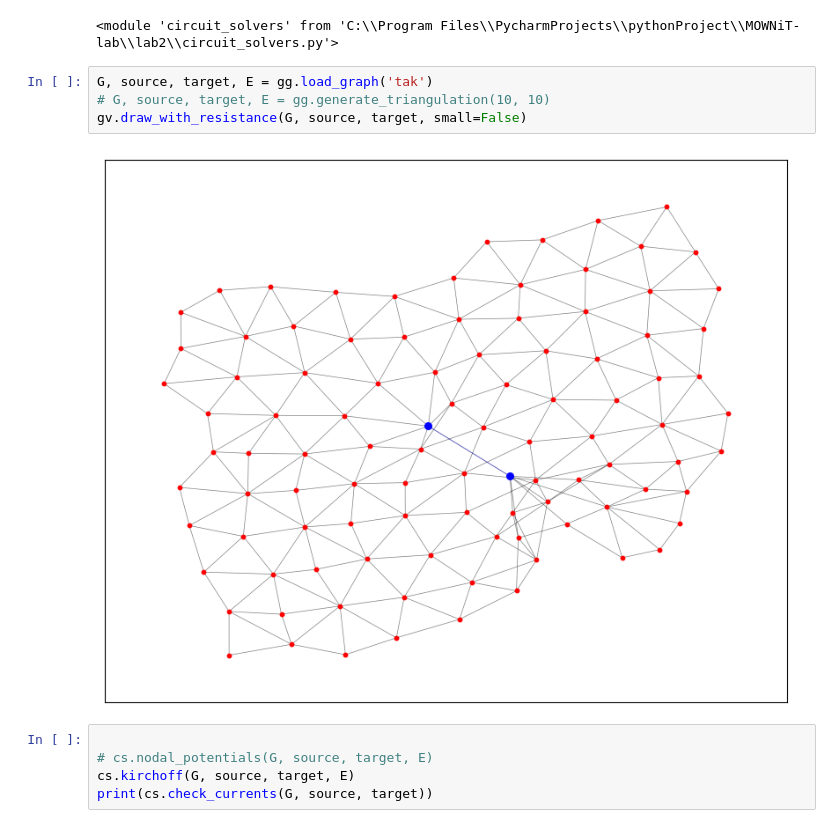
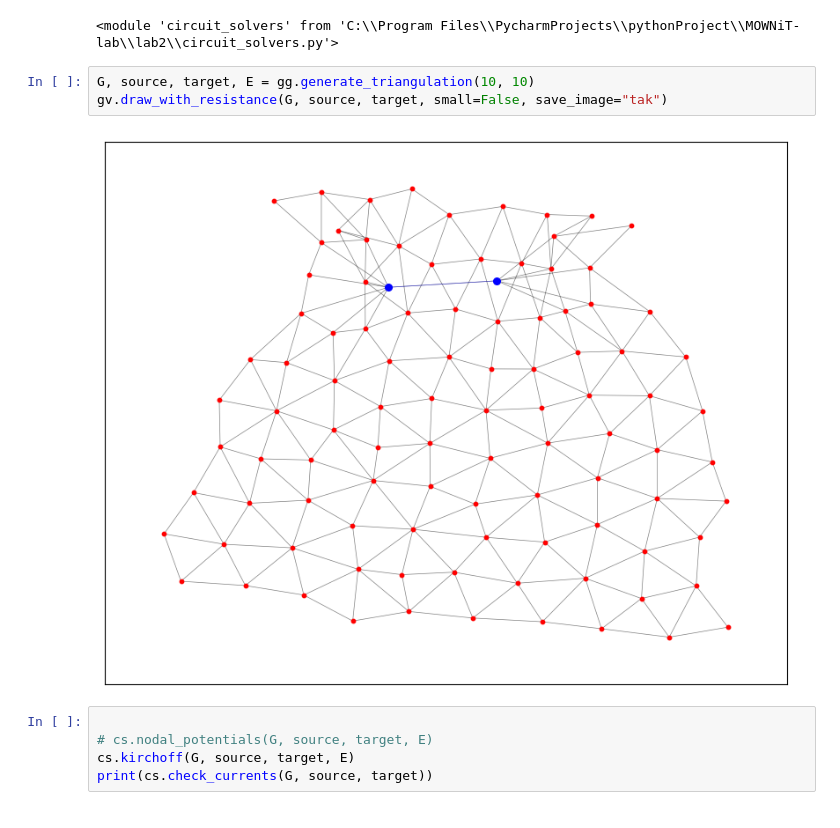
Before and after one commit to michal200292/Numericke-metody, a Jupyter notebook: lab2/zad3.ipynb, the cells around one changed output. Cells and saved outputs as stored; diff of their text form.

```diff
--- a/lab2/zad3.ipynb
+++ b/lab2/zad3.ipynb
@@ -10,11 +10,10 @@ importlib.reload(cs)
 # %% [output]
 <module 'circuit_solvers' from 'C:\\Program Files\\PycharmProjects\\pythonProject\\MOWNiT-lab\\lab2\\circuit_solvers.py'>
 # %%
-G, source, target, E = gg.load_graph('tak')
-# G, source, target, E = gg.generate_triangulation(10, 10)
-gv.draw_with_resistance(G, source, target, small=False)
+G, source, target, E = gg.generate_triangulation(10, 10)
+gv.draw_with_resistance(G, source, target, small=False, save_image="tak")
 # %% [output]
-[figure, old version]
+[figure, new version]
 # %%
 
 # cs.nodal_potentials(G, source, target, E)
```
Also changed, not shown: 3 other files.
